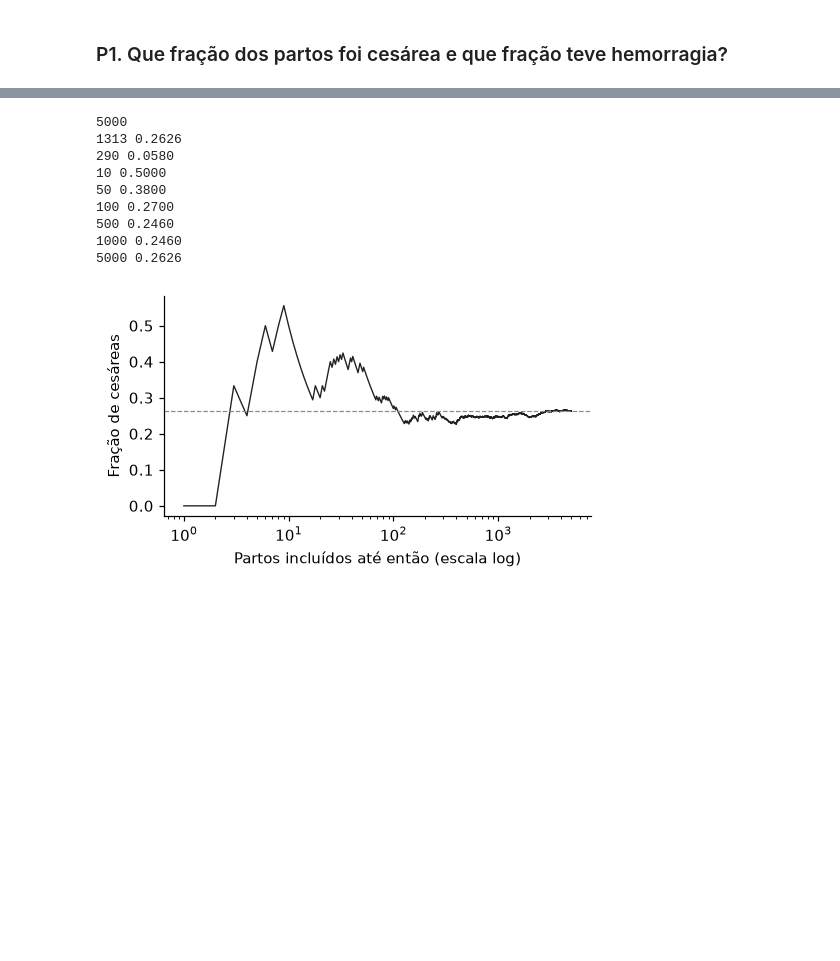
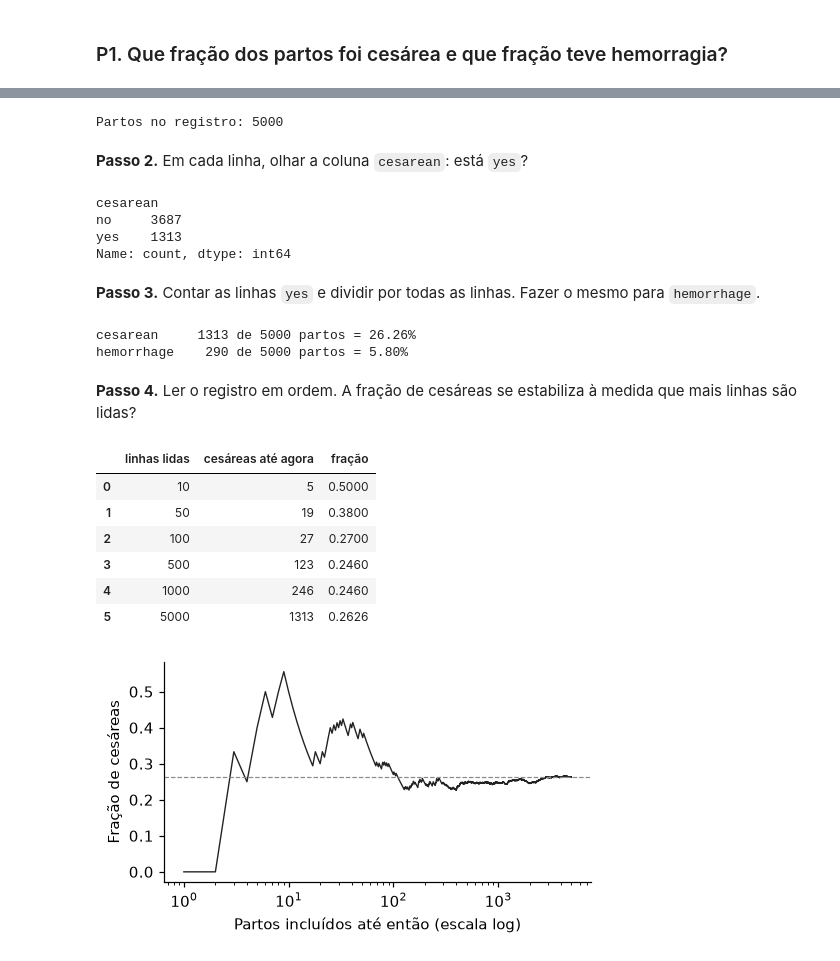
Before and after one commit to marcelosilva2604/data-science-ml-ai-in-health-volume-1-pt, a Jupyter notebook: chapters/ch11/ch11_probabilidade_pt.ipynb, the cells around one changed output, grey strips where cells are left out. Drawn from its saved outputs; the diff is of its cells as text; code cells hidden in the pictures; blank space fills up the shorter version.

```diff
--- a/chapters/ch11/ch11_probabilidade_pt.ipynb
+++ b/chapters/ch11/ch11_probabilidade_pt.ipynb
@@ -36,22 +38,44 @@ n = len(df)
 C = df["cesarean"] == "yes"
 H = df["hemorrhage"] == "yes"
 I = df["infection"] == "yes"
-print(n)
-print(int(C.sum()), f"{C.mean():.4f}")
-print(int(H.sum()), f"{H.mean():.4f}")
-running = C.cumsum() / range(1, n + 1)
-for k in (10, 50, 100, 500, 1000, 5000):
-    print(k, f"{running.iloc[k - 1]:.4f}")
+
+print(f"Partos no registro: {n}")
 # %% [output]
-5000
-1313 0.2626
-290 0.0580
-10 0.5000
-50 0.3800
-100 0.2700
-500 0.2460
-1000 0.2460
-5000 0.2626
+Partos no registro: 5000
+# %% [markdown]
+**Passo 2.** Em cada linha, olhar a coluna `cesarean`: está `yes`?
+# %%
+df["cesarean"].value_counts()
+# %% [output]
+cesarean
+no     3687
+yes    1313
+Name: count, dtype: int64
+# %% [markdown]
+**Passo 3.** Contar as linhas `yes` e dividir por todas as linhas. Fazer o mesmo para `hemorrhage`.
+# %%
+for name, event in (("cesarean", C), ("hemorrhage", H)):
+    count = int(event.sum())
+    print(f"{name:<11} {count:>5} de {n} partos = {count / n:.2%}")
+# %% [output]
+cesarean     1313 de 5000 partos = 26.26%
+hemorrhage    290 de 5000 partos = 5.80%
+# %% [markdown]
+**Passo 4.** Ler o registro em ordem. A fração de cesáreas se estabiliza à medida que mais linhas são lidas?
+# %%
+running = C.cumsum() / range(1, n + 1)   # cesáreas até agora / linhas lidas até agora
+checkpoints = [10, 50, 100, 500, 1000, 5000]
+pd.DataFrame({"linhas lidas": checkpoints,
+              "cesáreas até agora": [int(C.iloc[:k].sum()) for k in checkpoints],
+              "fração": [round(running.iloc[k - 1], 4) for k in checkpoints]})
+# %% [output]
+|  | linhas lidas | cesáreas até agora | fração |
+| 0 | 10 | 5 | 0.5000 |
+| 1 | 50 | 19 | 0.3800 |
+| 2 | 100 | 27 | 0.2700 |
+| 3 | 500 | 123 | 0.2460 |
+| 4 | 1000 | 246 | 0.2460 |
+| 5 | 5000 | 1313 | 0.2626 |
 # %%
 import matplotlib.pyplot as plt
 
```
Also changed, not shown: parts of 10 cells of this notebook, 3 other files.
